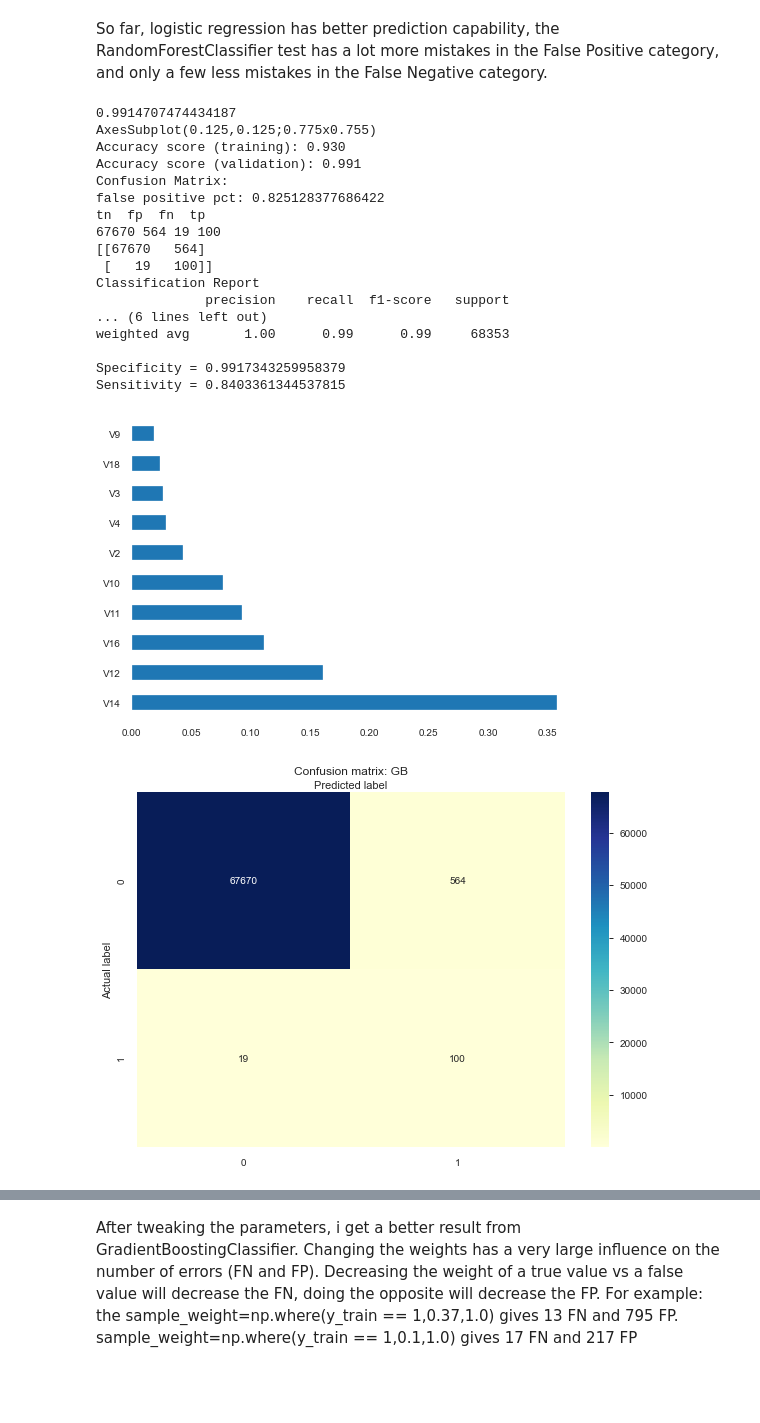
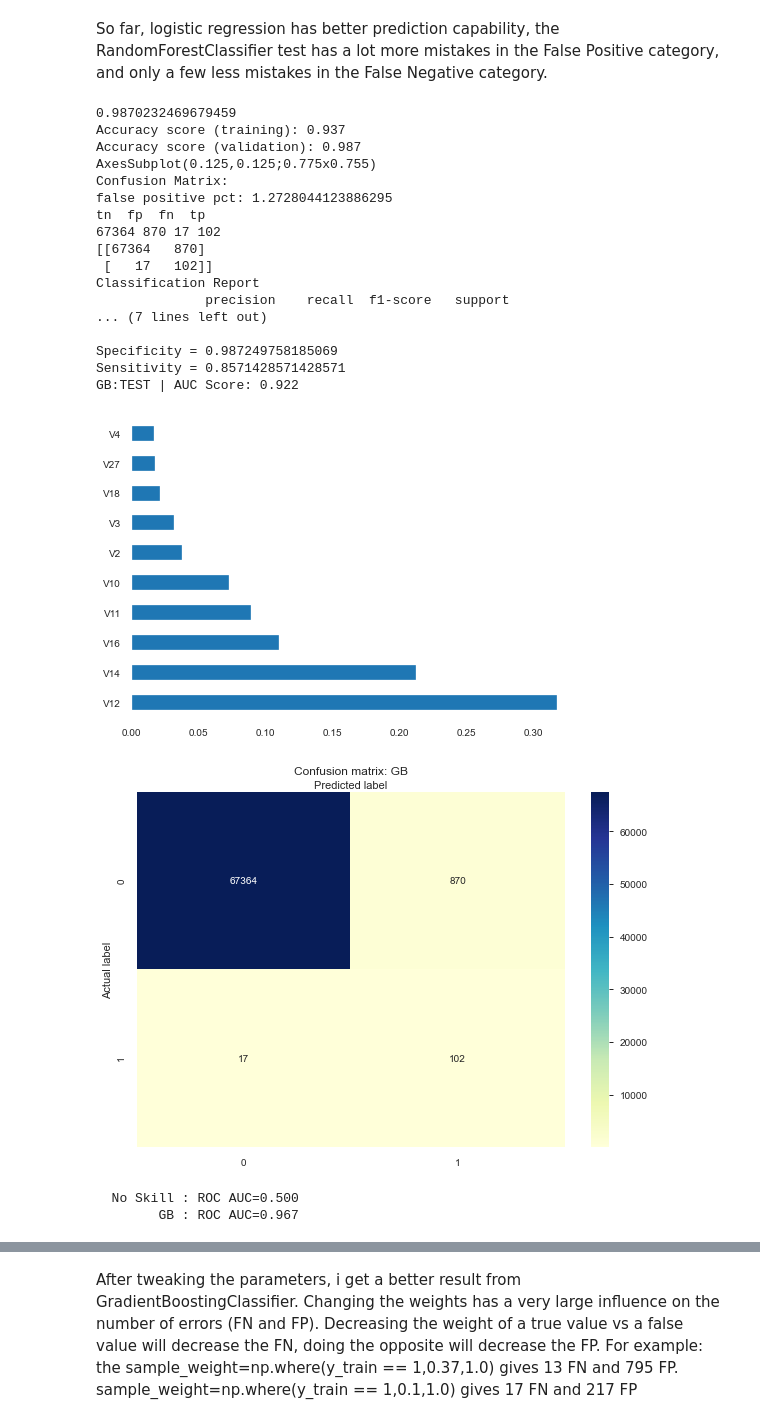
Before and after one commit to donaldsrepo/imbalanced_data, a Jupyter notebook: DonCreditCardImbalancedDataSet.ipynb, the cells around one changed output, grey strips where cells are left out. Drawn from its saved outputs; the diff is of its cells as text; code cells hidden in the pictures; blank space fills up the shorter version.

```diff
--- a/DonCreditCardImbalancedDataSet.ipynb
+++ b/DonCreditCardImbalancedDataSet.ipynb
@@ -265,12 +273,15 @@ def visualize(Actual, Pred, Algo):
 # %%
-def display_metrics(model_name, train_features, test_features, train_label, test_label, pred):
-    print(model_name.score(test_features, test_label))
+def display_metrics(model_name, train_features, test_features, train_label, test_label, pred, algo):
+    try:
+        print(model_name.score(test_features, test_label))
+        print("Accuracy score (training): {0:.3f}".format(model_name.score(train_features, train_label)))
+        print("Accuracy score (validation): {0:.3f}".format(model_name.score(test_features, test_label)))
+    except Exception as e:
+        print("error")
     try:
         print(pd.Series(model_name.feature_importances_, index=train_features.columns[:]).nlargest(10).plot(kind='barh'))
     except Exception as e:
         print("error")
-    print("Accuracy score (training): {0:.3f}".format(model_name.score(train_features, train_label)))
-    print("Accuracy score (validation): {0:.3f}".format(model_name.score(test_features, test_label)))
     print("Confusion Matrix:")
     tn, fp, fn, tp = confusion_matrix(test_label, pred).ravel()
     total = tn+ fp+ fn+ tp
@@ -282,4 +293,7 @@ def display_metrics(model_name, train_features, test_features, train_label, test
     print(classification_report(test_label, pred))
     print("Specificity =", tn/(tn+fp))
     print("Sensitivity =", tp/(tp+fn))
+    fpr, tpr, thresholds = metrics.roc_curve(test_label, pred, pos_label=1)
+    # AUC score should be (Sensitivity+Specificity)/2
+    print(algo + ':TEST | AUC Score: ' + str( round(metrics.auc(fpr, tpr),3 )))
     return tn, fp, fn, tp
@@ -286,15 +351,16 @@ def display_metrics(model_name, train_features, test_features, train_label, test
+# %%
+metrics_results = {}
 # %% [markdown]
 run Logistic Regression model first
 # %%
 lr = LogisticRegression()
 #lr = LogisticRegression(solver='lbfgs')
-
 lr.fit(X_train, y_train)
-
 lr_Pred=lr.predict(X_test)
 
-#print(metrics.accuracy_score(y_test, y_pred))
-print(classification_report(y_test, lr_Pred))
-tn, fp, fn, tp = display_metrics(lr, X_train, X_test, y_train, y_test, lr_Pred)
+print(metrics.accuracy_score(y_test, lr_Pred))
+tn, fp, fn, tp = display_metrics(lr, X_train, X_test, y_train, y_test, lr_Pred, 'LR')
 visualize(y_test, lr_Pred, 'LR')
+lr_auc = auc_roc_metrics(lr, X_test, y_test, 'LR')
+metrics_results['lr'] = lr_auc
 # %% [output]
@@ -386,8 +417,10 @@ rf_Pred=rf.predict(X_test)
 
 #print(metrics.accuracy_score(y_test, y_pred))
 print(classification_report(y_test, rf_Pred))
-tn, fp, fn, tp = display_metrics(rf, X_train, X_test, y_train, y_test, rf_Pred)
+tn, fp, fn, tp = display_metrics(rf, X_train, X_test, y_train, y_test, rf_Pred, 'RF')
 visualize(y_test, rf_Pred, 'RF')
+rf_auc = auc_roc_metrics(rf, X_test, y_test, 'RF')
+metrics_results['rf'] = rf_auc
 # %% [output]
               precision    recall  f1-score   support
 
@@ -413,39 +449,43 @@ So far, logistic regression has better prediction capability, the RandomForestCl
 # %%
 #setup model parameters, change some of the defaults based on benchmarking
 gb_clf = GradientBoostingClassifier(n_estimators=20, learning_rate=0.1, max_features=5,
                                     max_depth=3, random_state=0, subsample = 0.5, criterion='mse',
                                     min_samples_split = 10, min_samples_leaf = 10)
 
 #default fit model
 #gb_clf.fit(X_train, y_train)
 
 #since a false negative is much more likely than a false positive, we should weight them accordingly
 gb_clf.fit( X_train, y_train, sample_weight=np.where(y_train == 1,0.5,1.0) ) #  fn = 12 and fp = 1057
 # no weights gives worse false positive counts
 #gb_clf.fit( X_train, y_train) # fn = 8 and fp = 2639
 
 #use model to predict validation dataset
 predictions = gb_clf.predict(X_test)
 
-tn, fp, fn, tp = display_metrics(gb_clf, X_train, X_test, y_train, y_test, predictions)
+tn, fp, fn, tp = display_metrics(gb_clf, X_train, X_test, y_train, y_test, predictions, 'GB')
 visualize(y_test, predictions, 'GB')
+gb_auc = auc_roc_metrics(gb_clf, X_test, y_test, 'GB')
+metrics_results['gb'] = gb_auc
 # %% [output]
-0.9914707474434187
+0.9870232469679459
+Accuracy score (training): 0.937
+Accuracy score (validation): 0.987
 AxesSubplot(0.125,0.125;0.775x0.755)
-Accuracy score (training): 0.930
-Accuracy score (validation): 0.991
 Confusion Matrix:
-false positive pct: 0.825128377686422
+false positive pct: 1.2728044123886295
 tn  fp  fn  tp
-67670 564 19 100
-[[67670   564]
- [   19   100]]
+67364 870 17 102
+[[67364   870]
+ [   17   102]]
 Classification Report
               precision    recall  f1-score   support
-... (6 lines left out)
-weighted avg       1.00      0.99      0.99     68353
+... (7 lines left out)
 
-Specificity = 0.9917343259958379
-Sensitivity = 0.8403361344537815
+Specificity = 0.987249758185069
+Sensitivity = 0.8571428571428571
+GB:TEST | AUC Score: 0.922
-[figure, old version]
+[figure, new version]
 [figure]
+  No Skill : ROC AUC=0.500
+        GB : ROC AUC=0.967
```
Also changed, not shown: parts of 23 cells of this notebook, 2 other files.
